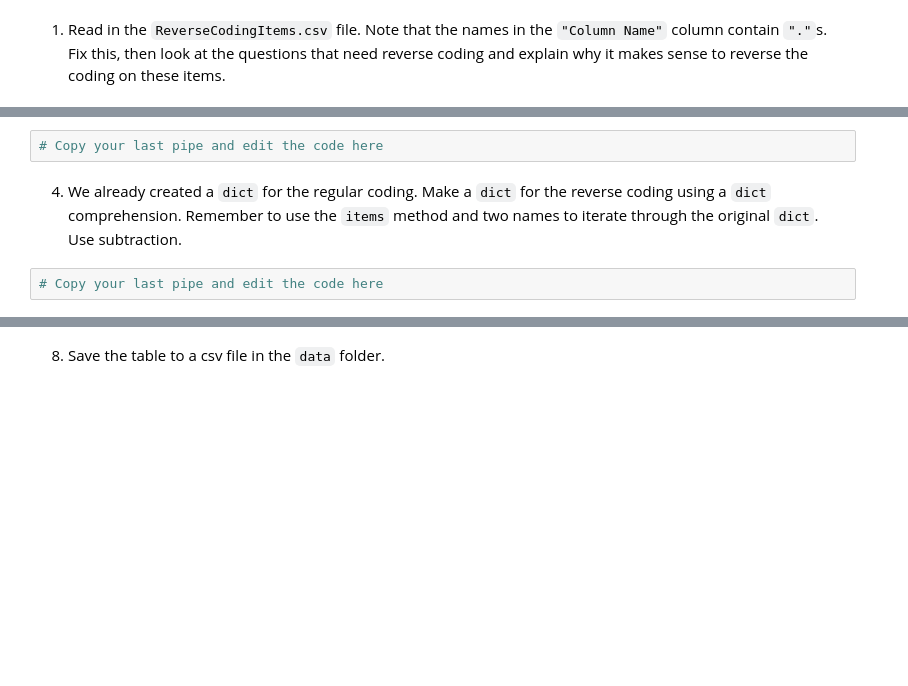
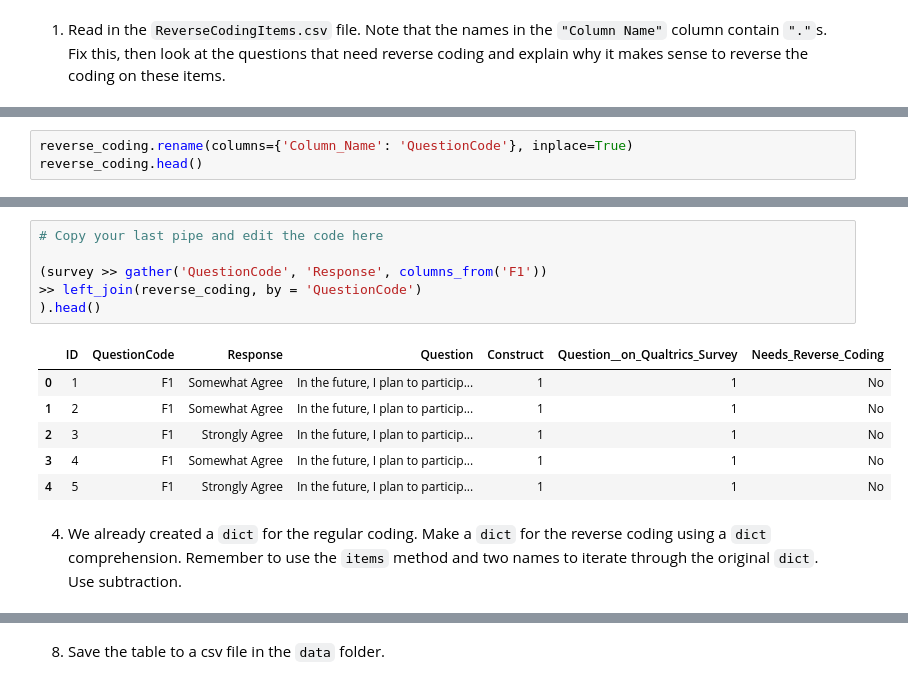
Before and after one commit to dustinvk03/act3_2_recoding_and_aggregating_survey_data, a Jupyter notebook: act3_2_recoding_survey_data.ipynb, the cells around one changed output, grey strips where cells are left out. Drawn from its saved outputs; the diff is of its cells as text; blank space fills up the shorter version.

```diff
--- a/act3_2_recoding_survey_data.ipynb
+++ b/act3_2_recoding_survey_data.ipynb
@@ -336,3 +358,6 @@ Start by copying and adding to the pipe from the previous cell. In practice, you
 2. Rerun your code to test.
 
 I want to verify that you are following this practice, which is why we will be copying our previous code to the next step
+# %%
+reverse_coding.rename(columns={'Column_Name': 'QuestionCode'}, inplace=True)
+reverse_coding.head()
@@ -339,6 +371,15 @@ I want to verify that you are following this practice, which is why we will be c
 # %%
 # Copy your last pipe and edit the code here
+
+(survey >> gather('QuestionCode', 'Response', columns_from('F1'))
+>> left_join(reverse_coding, by = 'QuestionCode')
+).head()
+# %% [output]
+|  | ID | QuestionCode | Response | Question | Construct | Question__on_Qualtrics_Survey | Needs_Reverse_Coding |
+| 0 | 1 | F1 | Somewhat Agree | In the future, I plan to particip... | 1 | 1 | No |
+| 1 | 2 | F1 | Somewhat Agree | In the future, I plan to particip... | 1 | 1 | No |
+| 2 | 3 | F1 | Strongly Agree | In the future, I plan to particip... | 1 | 1 | No |
+| 3 | 4 | F1 | Somewhat Agree | In the future, I plan to particip... | 1 | 1 | No |
+| 4 | 5 | F1 | Strongly Agree | In the future, I plan to particip... | 1 | 1 | No |
 # %% [markdown]
 4.   We already created a `dict` for the regular coding.  Make a `dict` for the reverse coding using a `dict` comprehension.  Remember to use the `items` method and two names to iterate through the original `dict`.  Use subtraction.
-# %%
-# Copy your last pipe and edit the code here
```
Also changed, not shown: parts of 20 cells of this notebook, 3 other files.
